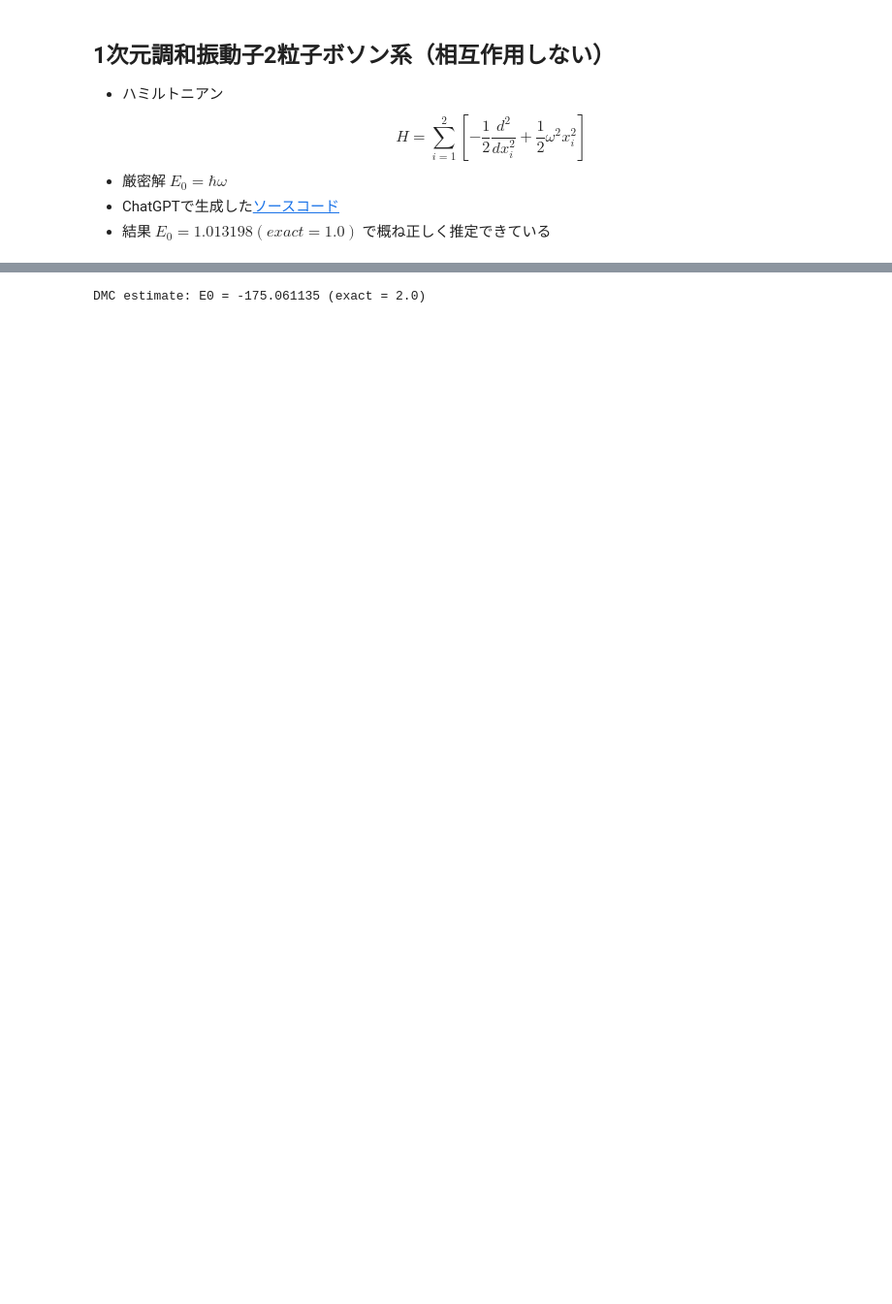
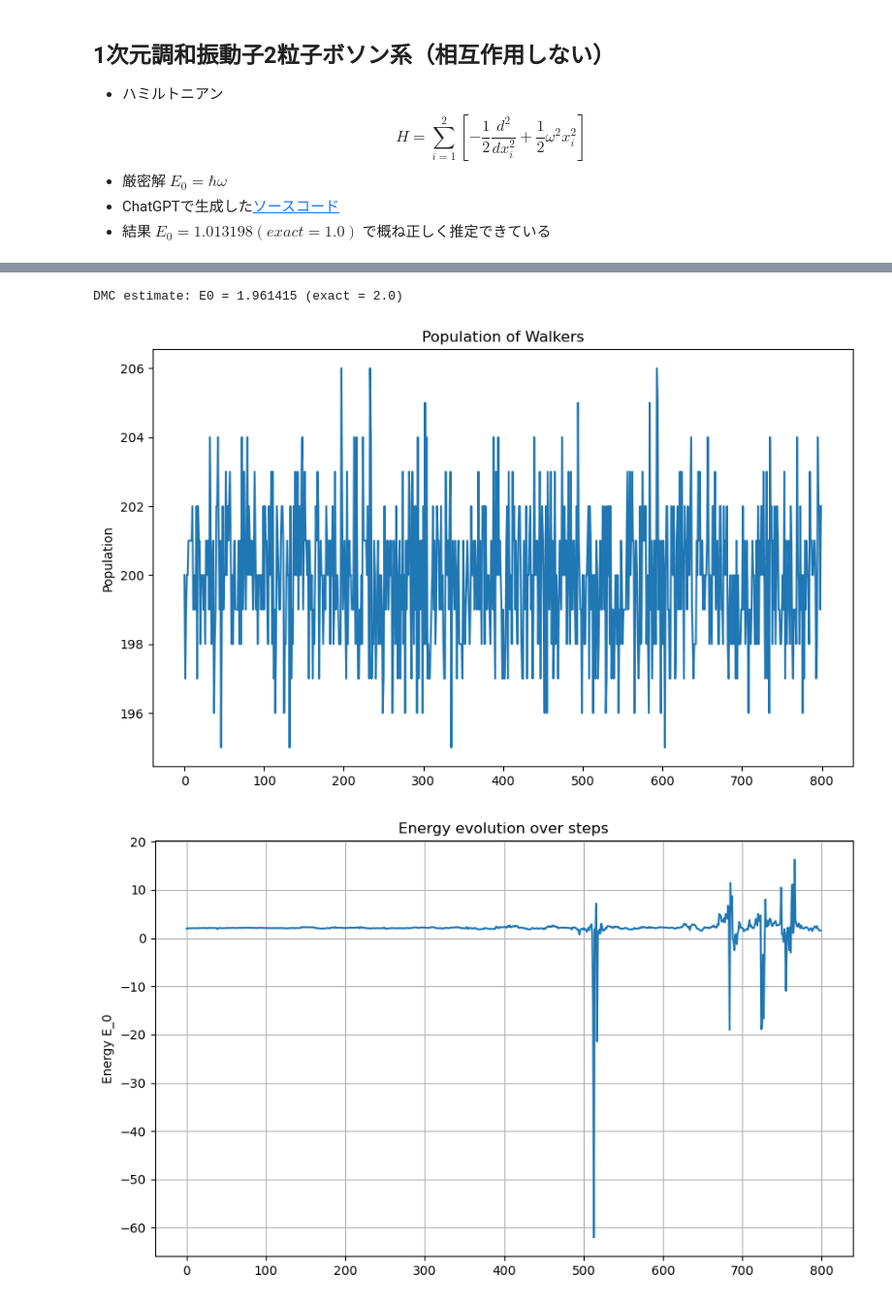
Before and after one commit to harada4atsushi/SeniorThesis, a Jupyter notebook: diffusion_monte_carlo.ipynb, the cells around one changed output, grey strips where cells are left out. Shown at 97% size. Saved outputs shown, nothing was run; the diff lists cells and outputs as text; code cells hidden in the pictures; blank space fills up the shorter version.

```diff
--- a/diffusion_monte_carlo.ipynb
+++ b/diffusion_monte_carlo.ipynb
@@ -300,18 +377,23 @@ def dmc_1d_2p_fermion_harmonic(
     rng = np.random.default_rng(seed)
     # 初期分布は適当に広がった正規分布
     X = rng.normal(loc=0.0, scale=1.0, size=(n_walkers, 2)).astype(np.float64)
+    signs = np.ones(n_walkers)
+    weights = np.ones(n_walkers)
 
     # trial energy
     E_T = E_T_init
 
     # E_L = Psi_G^{-1} * H * Psi_G
-    # LATER: n粒子対応しておく
-    # TODO: 解析的に式を導く
     def local_energy(X):
         x1 = X[:,0]; x2 = X[:,1]
         delta = x2 - x1
-        delta = np.where(delta==0.0, np.sign(delta)+1e-12, delta) # 0除算を避けるため微小値を足す
-        return -1/((delta)**2) + 2*alpha + 0.5*(1 - alpha**2)*(x1**2 + x2**2)
+        # delta = np.where(delta==0.0, np.sign(delta)+1e-12, delta) # 0除算を避けるため微小値を足す
+        return 2*alpha - 0.5*(alpha**2 - 1)*(x1**2 + x2**2)
+
+    def sign_factor(X, Xp):
+        x1 = X[:,0]; x2 = X[:,1]
+        xp1 = Xp[:,0]; xp2 = Xp[:,1]
+        return np.sign((xp2 - xp1)*(x2 - x1))
 
     # ドリフト（量子力）
     # Fi = ∇_i ln Psi_G
@@ -338,41 +420,59 @@ def dmc_1d_2p_fermion_harmonic(
         # ローカルエネルギー（対称化のため x と x' の平均を使う）
         EL = local_energy(X)
         EL_p = local_energy(X_prop)
 
         # ---- branching weights ----
-        w = np.exp(-dt * (0.5 * (EL + EL_p) - 2*E_T))
+        w = np.exp(-dt * 0.5 * (EL + EL_p - 2*E_T))
+
+        # walterが正負のどちら側にいるのかを保持
+        signs = signs * sign_factor(X, X_prop)
+
         # 極端な重みを制限する（本来はfixed nodeなどで対処する？）
-        if w_cap is not None:
-            w = np.minimum(w, w_cap)
+        # if w_cap is not None:
+        #     w = np.minimum(w, w_cap)
         m = np.floor(w + rng.random(w.size)).astype(int)
 
         # 子孫を生成
         survivors_mask = m > 0
 
         # m > 0となったx'のみを抜き出して、mの分複製する
         X_new = np.repeat(X_prop[survivors_mask], m[survivors_mask], axis=0)
+        signs = np.repeat(signs[survivors_mask], m[survivors_mask])
+        weights = np.repeat(w[survivors_mask], m[survivors_mask])
 
         # ---- population control (feedback procedure) ----
         N_new = X_new.shape[0]
         E_0 = local_energy(X_new).mean()
         E_T = E_0 - np.log(N_new/n_walkers)/(k*dt)
         X = X_new
 
-        # ---- mixed estimator: エネルギー推定（burn-in後に記録）----
-        if step >= burn_in:
-            # 混合推定量は単純に E_L のウォーカー平均
-            E_step = np.mean(local_energy(X))
-            E_samples.append(E_step)
+        # エネルギー推定（符号付き平均）
+        E_L_mix = local_energy(X)
+        numerator = np.sum(signs * weights * E_L_mix)
+        denominator = np.sum(signs * weights)
+        E_0 = numerator / denominator
+        E_samples.append(E_0)
+
+        # # ---- mixed estimator: エネルギー推定（burn-in後に記録）----
+        # if step >= burn_in:
+        #     # 混合推定量は単純に E_L のウォーカー平均
+        #     E_step = np.mean(local_energy(X))
+        #     E_samples.append(E_step)
 
     if len(E_samples) == 0:
         return np.nan, np.nap
 
     # walker平均の平均がエネルギー推定値
     E_arr = np.array(E_samples)
     E_est = E_arr.mean()
-    return E_est, X_hist
+    return E_est, E_arr, X_hist
 
-E_est, x_hist = dmc_1d_2p_fermion_harmonic(n_walkers=200, n_steps=400, burn_in=50, alpha=0.3)
+E_est, E_arr, X_hist = dmc_1d_2p_fermion_harmonic(n_walkers=200, n_steps=800, burn_in=100, alpha=0.8, dt=0.05)
 print(f"DMC estimate: E0 = {E_est:.6f} (exact = 2.0)")
+
+plot_walkers_population(plt, X_hist)
+plot_evolution_of_E(plt, E_arr)
 # %% [output]
-DMC estimate: E0 = -175.061135 (exact = 2.0)
+DMC estimate: E0 = 1.961415 (exact = 2.0)
+[figure, added]
+[figure, added]
```
Also changed, not shown: parts of 4 cells of this notebook.
